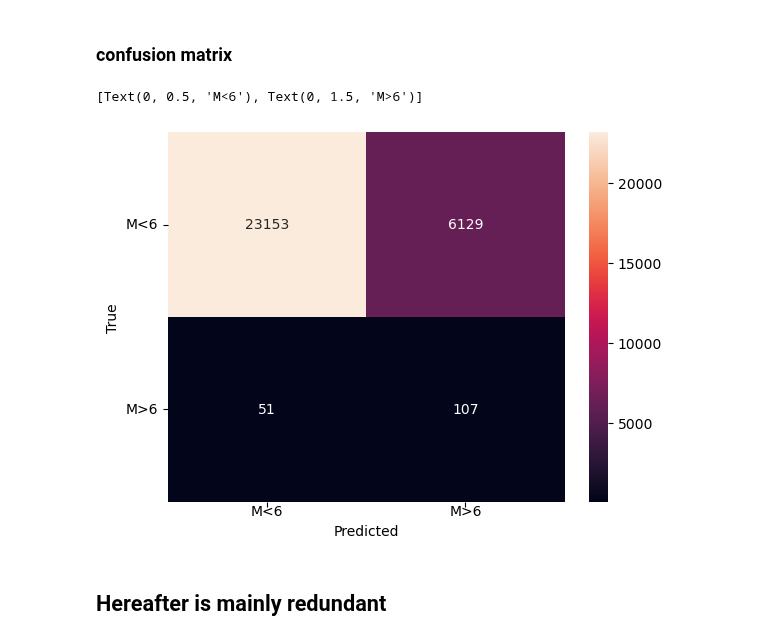
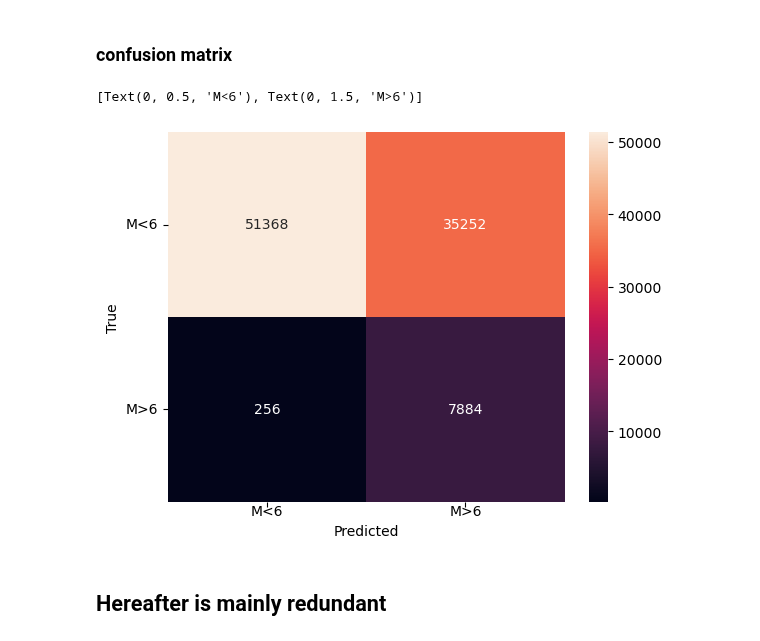
Before and after one commit to TheTrueSquirrel/thesis_spring_2023, a Jupyter notebook: sketch3.ipynb, the cells around one changed output. Saved outputs shown, nothing was run; the diff lists cells and outputs as text; code cells hidden in the pictures.

Commit message:
lstm update

```diff
--- a/sketch3.ipynb
+++ b/sketch3.ipynb
@@ -515,7 +515,7 @@ plt.show()
 # %%
 # multivariate one step problem with lstm
 from keras.models import Sequential, Model
-from keras.layers import LSTM, Dense, Flatten, Input, TimeDistributed
+from keras.layers import LSTM, Dense, Flatten, Input, TimeDistributed, Dropout
 from keras.layers import LSTM
 from tensorflow.keras.utils import plot_model
 from keras.preprocessing.sequence import TimeseriesGenerator
@@ -523,6 +523,10 @@ import pandas as pd
 import numpy as np
 from sklearn.preprocessing import MinMaxScaler, StandardScaler
 from sklearn.model_selection import train_test_split
+import keras
+from keras.callbacks import EarlyStopping
+
+keras.backend.clear_session()
 
 # import data and cut off last two columns of longitude and latitude and transpose
 df = pd.read_csv('data/Japan_10_60_134_174_D_1973_2023.csv').iloc[:,:-2].T
@@ -546,27 +550,35 @@ dataset = df.T[(df > 0).any(axis=0)]
 # transpose dataset and convert to numpy array
 dataset = np.array(dataset.T)
 
-# split data in train en test set
-train, test = train_test_split(dataset, test_size=.3, shuffle=False)
-
 # define magnitude cutoff
-mag = 6
+mag = 4.66
+mag_select = dataset >= mag
 
 # scale data
-# scaler = StandardScaler()
-# dataset = scaler.fit_transform(dataset)
+scaler = StandardScaler()
+dataset = scaler.fit_transform(dataset)
+
+# split data in train en test set
+train, test = train_test_split(dataset, test_size=.7, shuffle=True, random_state=43)
+mag_train, mag_test = train_test_split(mag_select, test_size=.7, shuffle=True, random_state=43)
 
 # define generator
 n_features = dataset.shape[1]
-n_input = 52
-steps_epoch = 10
-train_generator = TimeseriesGenerator(train, train >= mag, length=n_input, batch_size=(len(train) - n_input) // steps_epoch, shuffle=False)
-test_generator = TimeseriesGenerator(test, test >= mag, length=n_input, batch_size=(len(test) - n_input) // steps_epoch, shuffle=False)
+n_input = 8
+steps_epoch = 32
+train_generator = TimeseriesGenerator(train, mag_train, length=n_input, batch_size=(len(train) - n_input) // steps_epoch, shuffle=False)
+test_generator = TimeseriesGenerator(test, mag_test, length=n_input, batch_size=(len(test) - n_input) // steps_epoch, shuffle=False)
+
+# early stopping
+callback = EarlyStopping(monitor='val_loss', patience=3)
 
 # define model
 model = Sequential()
-model.add(LSTM(128, activation='tanh', input_shape=(n_input, n_features)))
+model.add(LSTM(1, activation='tanh', input_shape=(n_input, n_features)))
+# model.add(Dropout(0.2))
 model.add(Dense(230, activation='sigmoid'))
-model.compile(optimizer='rmsprop', loss='categorical_crossentropy', metrics=['accuracy'])
+
+opt = keras.optimizers.Adam(learning_rate=0.01)
+model.compile(optimizer=opt, loss='binary_crossentropy')
 # fit model
-history = model.fit(train_generator, validation_data=test_generator, steps_per_epoch=steps_epoch, epochs=100, verbose=1)
+history = model.fit(train_generator, validation_data=test_generator, steps_per_epoch=steps_epoch, epochs=2000, verbose=1, callbacks=[callback])
@@ -573,3 +603,6 @@ history = model.fit(train_generator, validation_data=test_generator, steps_per_e
 # %%
 y_pred = model.predict(test_generator)
+
+y_pred = scaler.inverse_transform(y_pred)
+y_test = scaler.inverse_transform(test)
 # %% [output]
@@ -604,14 +650,14 @@ F1 score: 0.033469
 # %%
 import seaborn as sns
 from sklearn.metrics import confusion_matrix
-p = sns.heatmap(confusion_matrix(test[:-n_input].flatten() >= mag, y_pred.flatten() >= .5), annot=True, fmt='g')
+p = sns.heatmap(confusion_matrix(y_test[:-n_input].flatten() >= mag, y_pred.flatten() >= .5), annot=True, fmt='g')
 p.set_xlabel("Predicted")
 p.set_ylabel("True")
 p.xaxis.set_ticklabels(['M<6', 'M>6'], ha="center", va="center")
 p.yaxis.set_ticklabels(['M<6', 'M>6'], rotation=0, va="center")
 # %% [output]
 [Text(0, 0.5, 'M<6'), Text(0, 1.5, 'M>6')]
-[figure, old version]
+[figure, new version]
 # %% [markdown]
 ## Hereafter is mainly redundant
 # %%
```
Also changed, not shown: parts of 3 cells of this notebook.
